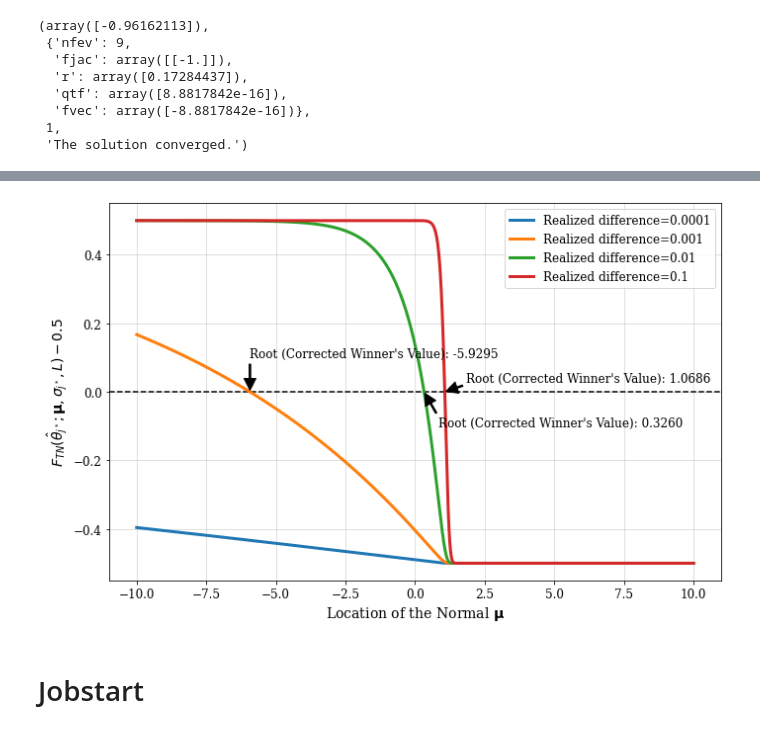
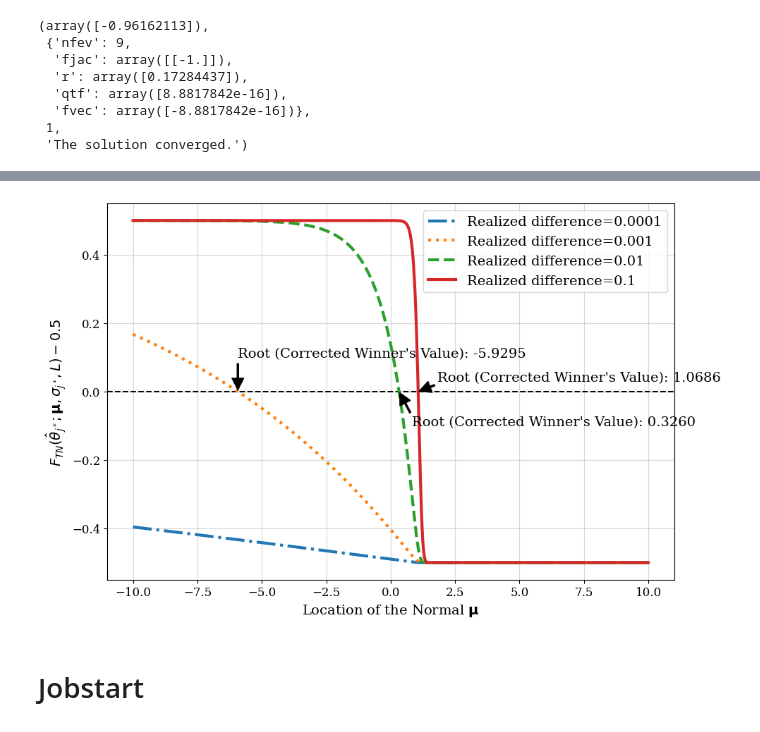
Before and after one commit to iamsikun/winners-curse, a Jupyter notebook: notebooks/andrews_et_al_2024_qje.ipynb, the cells around one changed output, grey strips where cells are left out. Drawn from its saved outputs; the diff is of its cells as text; code cells hidden in the pictures.

```diff
--- a/notebooks/andrews_et_al_2024_qje.ipynb
+++ b/notebooks/andrews_et_al_2024_qje.ipynb
@@ -20,7 +19,7 @@ import seaborn as sns
 # visualization params
 # label size
 tick_label_size = 12
-legend_label_size = 12
+legend_label_size = 14
 axis_label_size = 14
 title_size = 18
 # font
@@ -370,7 +369,7 @@ y_arr = zero_func(
     quantile=0.5
 )
 # equation
-ax.plot(mu_arr, y_arr, '-', linewidth=3, label=f'Realized difference={delta}')
+ax.plot(mu_arr, y_arr, linestyle='dashdot', linewidth=3, label=f'Realized difference={delta}')
 
 # delta = 1e-3
 delta = 1e-3
@@ -382,7 +381,7 @@ y_arr = zero_func(
     quantile=0.5
 )
 # equation
-ax.plot(mu_arr, y_arr, '-', linewidth=3, label=f'Realized difference={delta}')
+ax.plot(mu_arr, y_arr, linestyle='dotted', linewidth=3, label=f'Realized difference={delta}')
 # solution to the equation
 sol_idx = np.argmin(y_arr ** 2)
 sol_x = mu_arr[sol_idx]
@@ -403,7 +402,7 @@ y_arr = zero_func(
     quantile=0.5
 )
 # equation
-ax.plot(mu_arr, y_arr, '-', linewidth=3, label=f'Realized difference={delta}')
+ax.plot(mu_arr, y_arr, linestyle='dashed', linewidth=3, label=f'Realized difference={delta}')
 # solution to the equation
 sol_idx = np.argmin(y_arr ** 2)
 sol_x = mu_arr[sol_idx]
@@ -417,36 +416,36 @@ ax.annotate(f'Root (Corrected Winner\'s Value): {sol_x:.4f}',
 
 # delta = 1e-1
 delta = 1e-1
 y_arr = zero_func(
     mu=mu_arr,
     winner_val=tau1 + delta,
     winner_std=winner_std,
     loser_val=tau1,
     quantile=0.5
 )
 # equation
-ax.plot(mu_arr, y_arr, '-', linewidth=3, label=f'Realized difference={delta}')
+ax.plot(mu_arr, y_arr, linestyle='solid', linewidth=3, label=f'Realized difference={delta}')
 # solution to the equation
 sol_idx = np.argmin(y_arr ** 2)
 sol_x = mu_arr[sol_idx]
 # Add annotation with the coordinate of the solution point
 ax.annotate(f'Root (Corrected Winner\'s Value): {sol_x:.4f}',
             xy=(sol_x, 0),
             xytext=(sol_x + 0.75, 0.03),
             arrowprops=dict(facecolor='black', shrink=0.05, width=1.5),
             fontsize=legend_label_size)
 
 # ax.set_title(r'Root Finding for Function $F_{TN}(\hat{\theta}_{j^*}; \mathbf{\mu}, \sigma_{j^*}, L) = 0.5$', fontsize=title_size)
 ax.set_xlabel(r'Location of the Normal $\mathbf{\mu}$', fontsize=axis_label_size)
 ax.set_ylabel(r'$F_{TN}(\hat{\theta}_{j^*}; \mathbf{\mu}, \sigma_{j^*}, L) - 0.5$', fontsize=axis_label_size)
 ax.tick_params(axis='both', which='major', labelsize=tick_label_size)
 ax.grid(alpha=0.5)
 ax.legend(fontsize=legend_label_size)
 plt.tight_layout()
-plt.savefig('figures/zero_function_of_truncated_normal.jpg')
+plt.savefig('../figures/zero_function_of_truncated_normal.pdf')
 plt.show()
 # %% [output]
-[figure, old version]
+[figure, new version]
 # %% [markdown]
 # Jobstart
 # %%
```
Also changed, not shown: parts of 6 cells of this notebook, 20 other files.
